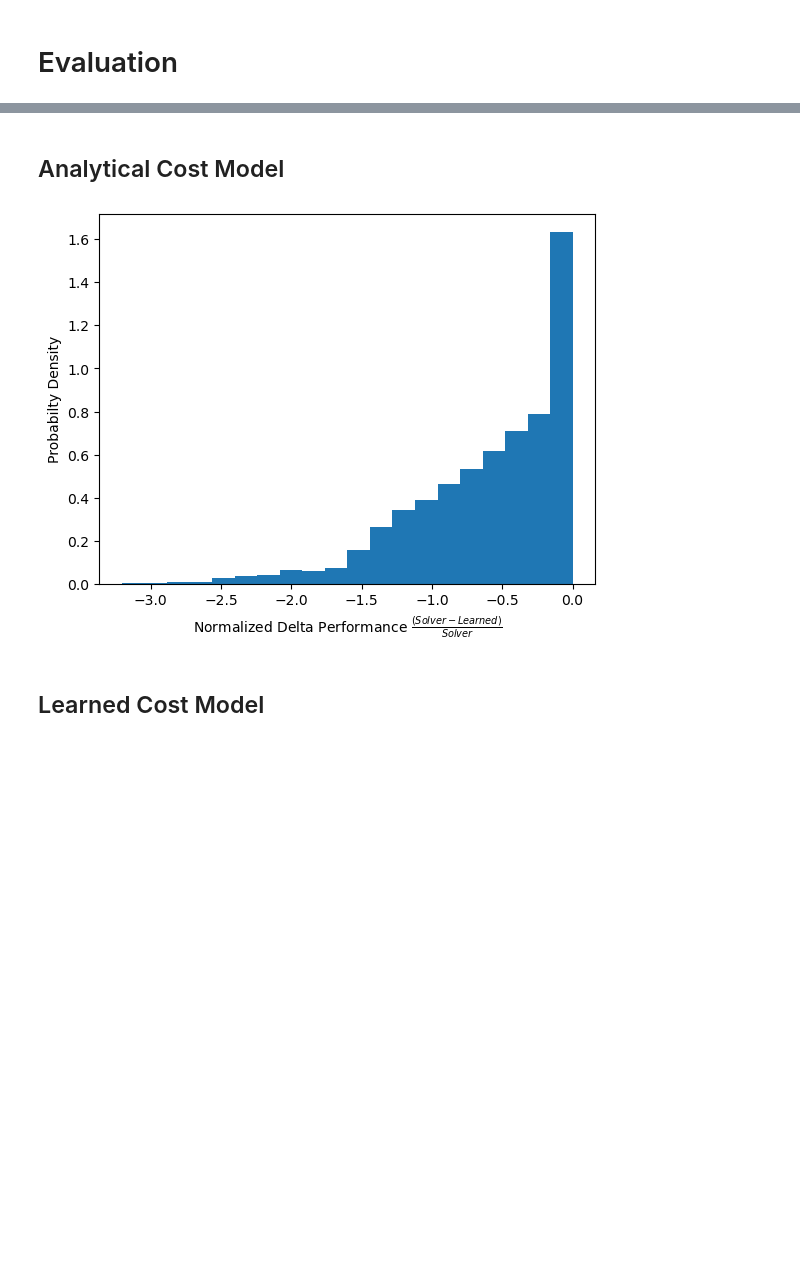
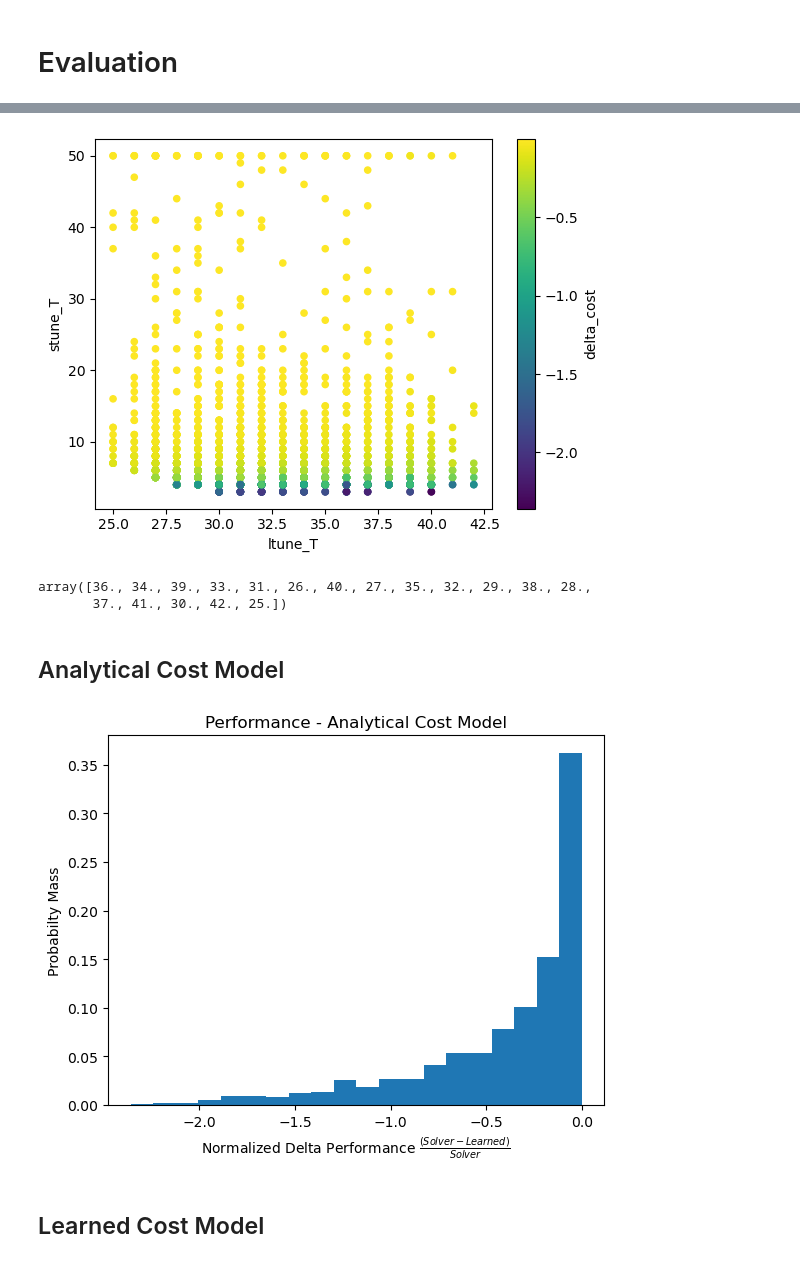
Before and after one commit to ephoris/endure-jupyter, a Jupyter notebook: experiments/01_ltune_eval.ipynb, the cells around one changed output, grey strips where cells are left out. Cells and saved outputs as stored; diff of their text form; code cells hidden in the pictures; blank space fills up the shorter version.

```diff
--- a/experiments/01_ltune_eval.ipynb
+++ b/experiments/01_ltune_eval.ipynb
@@ -71 +97,8 @@ def sanitize_inputs(inputs: np.array):
+# %%
+loss = LearnedCostModelLoss(
+    config,
+    config["job"]["LTuneTrain"]["loss_fn_path"]
+)
+loss.eval()
+loss_model = loss.model
 # %%
@@ -174,13 +258,26 @@ df.sort_values(by='delta_cost', ascending=True).head(20)
+# %%
+# fig, ax = plt.subplots()
+ax = df.plot.scatter(x='ltune_T', y='stune_T', c='delta_cost', cmap='viridis')
+# %% [output]
+[figure, added]
+# %%
+df['ltune_T'].unique()
+# %% [output]
+array([36., 34., 39., 33., 31., 26., 40., 27., 35., 32., 29., 38., 28.,
+       37., 41., 30., 42., 25.])
 # %% [markdown]
 ## Analytical Cost Model
 # %%
 fig, ax = plt.subplots()
-ax.hist(df['delta_cost'], bins=20, density=True)
-ax.set_ylabel('Probabilty Density')
+data = df['delta_cost']
+ax.hist(data, bins=20, weights=np.ones_like(data)/len(data), alpha=1, density=False, label='ACM', color='tab:blue')
+ax.set_ylabel('Probabilty Mass')
 ax.set_xlabel('Normalized Delta Performance $\\frac{(Solver - Learned)}{Solver}$')
+ax.set_title('Performance - Analytical Cost Model')
+# ax.legend()
 plt.show()
 # %% [output]
-[figure, old version]
+[figure, new version]
 # %% [markdown]
 ## Learned Cost Model
 # %%
```
Also changed, not shown: parts of 34 cells of this notebook, 3 other files.
